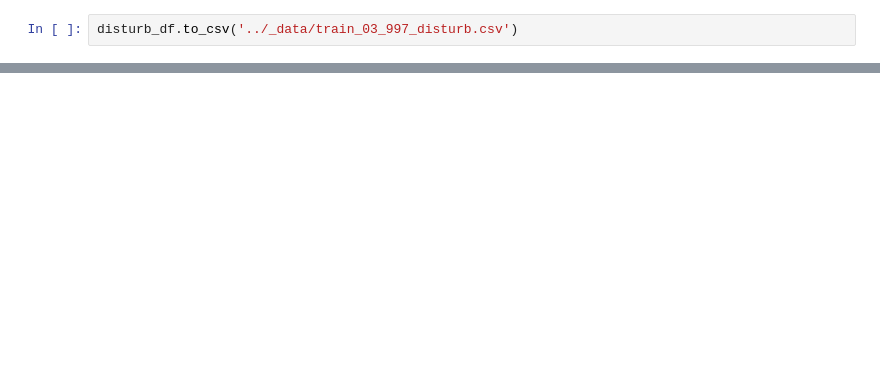
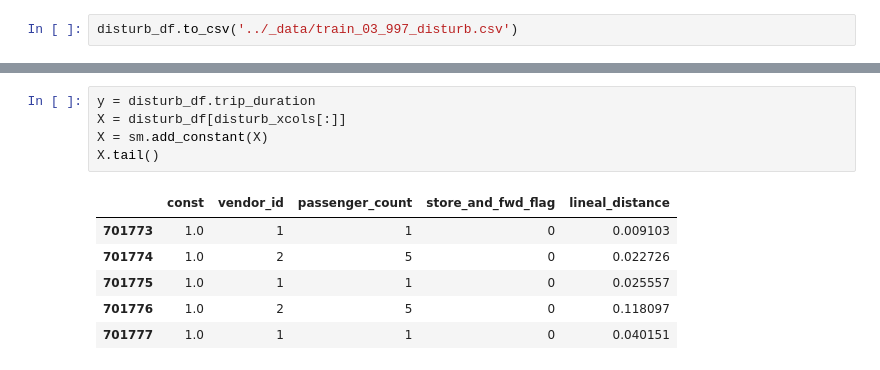
Before and after one commit to eigenSim/dss6a-regression, a Jupyter notebook: sim/disturb_data_20171021.ipynb, the cells around one changed output, grey strips where cells are left out. Cells and saved outputs as stored; diff of their text form; blank space fills up the shorter version.

```diff
--- a/sim/disturb_data_20171021.ipynb
+++ b/sim/disturb_data_20171021.ipynb
@@ -176,0 +189,12 @@ plt.show()
+# %%
+y = disturb_df.trip_duration
+X = disturb_df[disturb_xcols[:]]
+X = sm.add_constant(X)
+X.tail()
+# %% [output]
+|  | const | vendor_id | passenger_count | store_and_fwd_flag | lineal_distance |
+| 701773 | 1.0 | 1 | 1 | 0 | 0.009103 |
+| 701774 | 1.0 | 2 | 5 | 0 | 0.022726 |
+| 701775 | 1.0 | 1 | 1 | 0 | 0.025557 |
+| 701776 | 1.0 | 2 | 5 | 0 | 0.118097 |
+| 701777 | 1.0 | 1 | 1 | 0 | 0.040151 |
```
Also changed, not shown: parts of 13 cells of this notebook, 1 other file.
